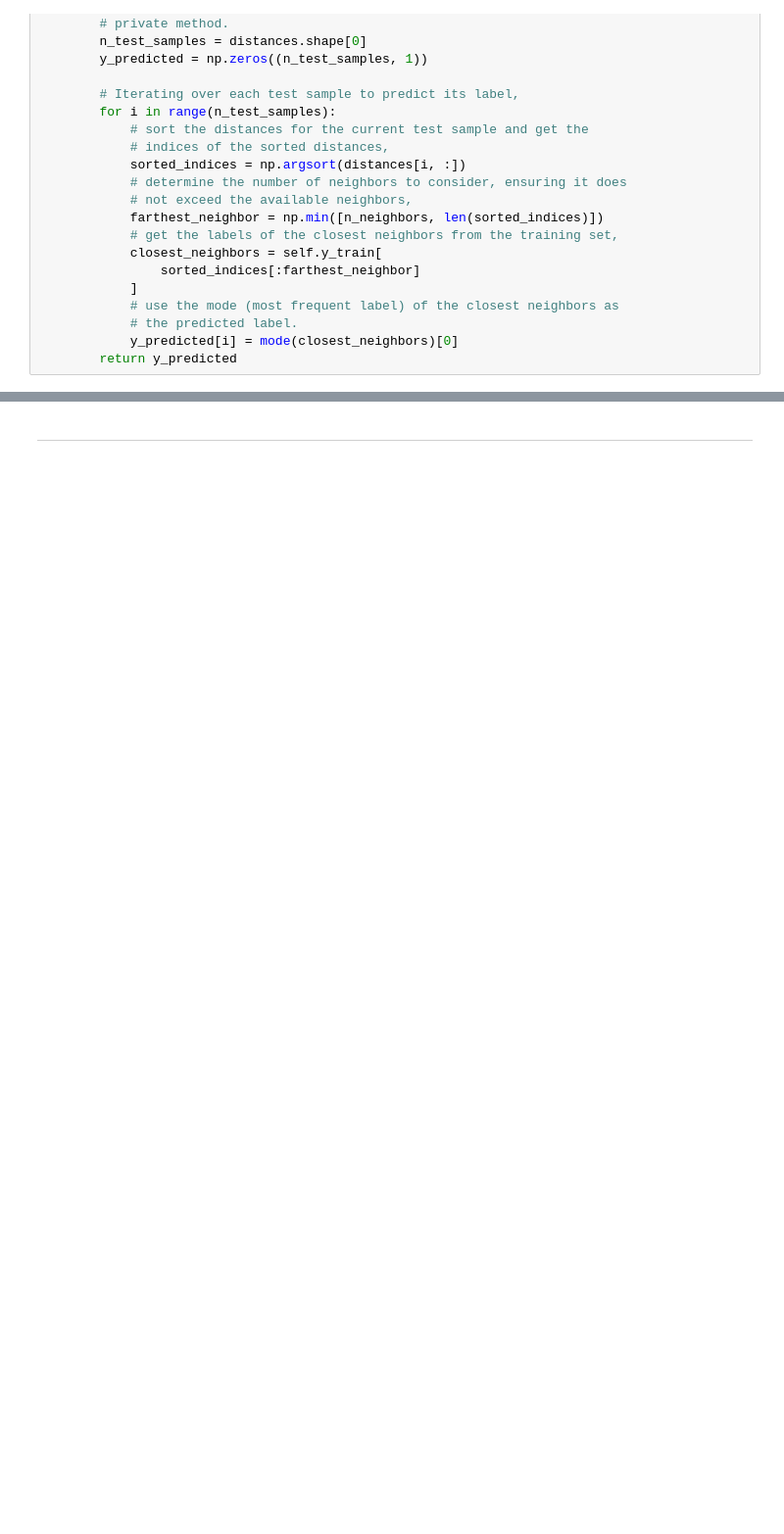
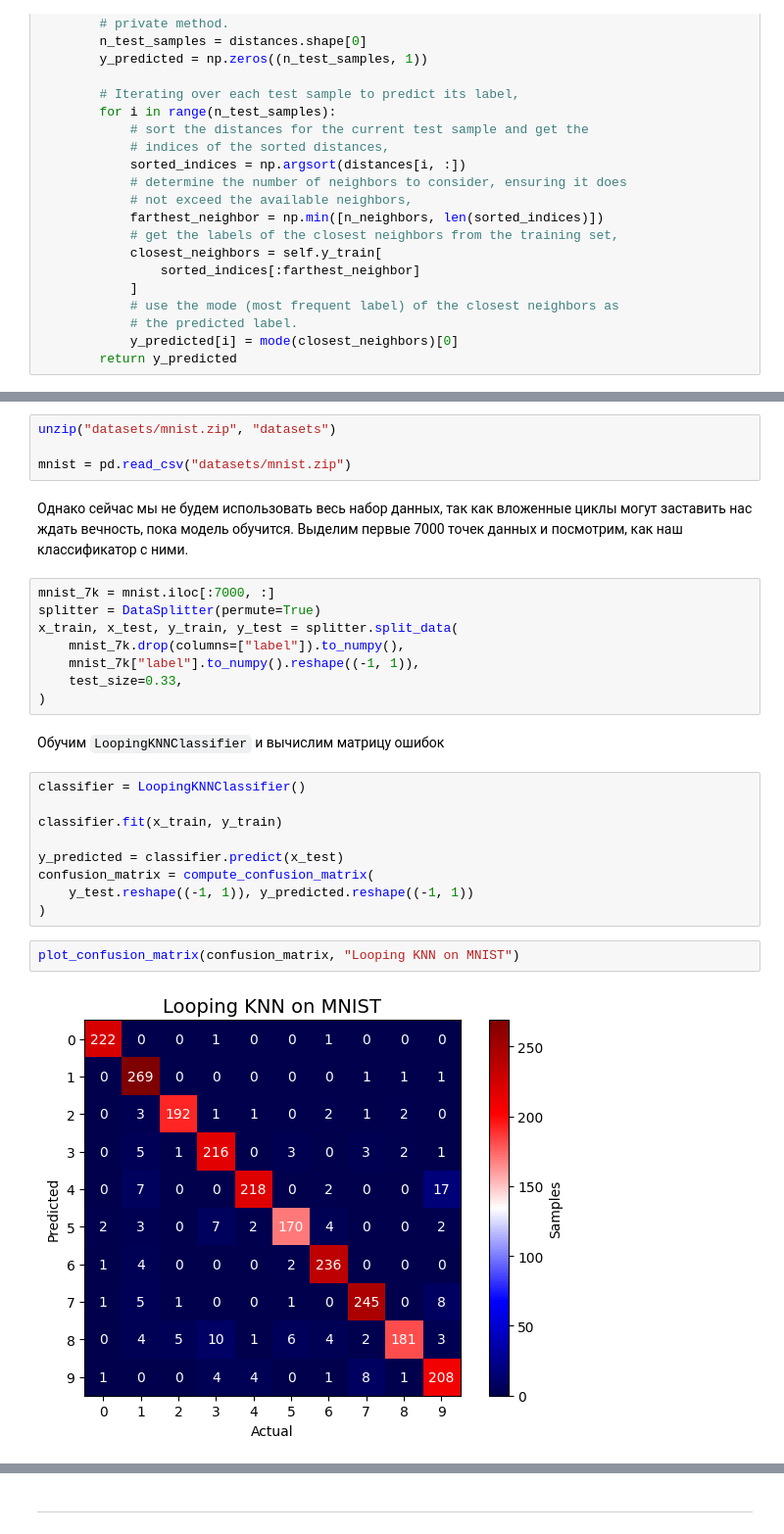
Before and after one commit to mkashirin/mlcmirea, a Jupyter notebook: mlcmirea/notebook_6.ipynb, the cells around one changed output, grey strips where cells are left out. Shown: that part at 98% size. Drawn from its saved outputs; the diff is of its cells as text; blank space fills up the shorter version.

Commit message:
Run some cells in all notebooks, finish part on classification, add function for visualisation of confusion matrices

```diff
--- a/mlcmirea/notebook_6.ipynb
+++ b/mlcmirea/notebook_6.ipynb
@@ -117,0 +147,31 @@ class LoopingKNNClassifier(ModelBase):
+# %%
+unzip("datasets/mnist.zip", "datasets")
+
+mnist = pd.read_csv("datasets/mnist.zip")
+# %% [markdown]
+Однако сейчас мы не будем использовать весь набор данных, так как вложенные циклы могут заставить
+нас ждать вечность, пока модель обучится. Выделим первые 7000 точек данных и посмотрим, как наш
+классификатор с ними.
+# %%
+mnist_7k = mnist.iloc[:7000, :]
+splitter = DataSplitter(permute=True)
+x_train, x_test, y_train, y_test = splitter.split_data(
+    mnist_7k.drop(columns=["label"]).to_numpy(),
+    mnist_7k["label"].to_numpy().reshape((-1, 1)),
+    test_size=0.33,
+)
+# %% [markdown]
+Обучим `LoopingKNNClassifier` и вычислим матрицу ошибок
+# %%
+classifier = LoopingKNNClassifier()
+
+classifier.fit(x_train, y_train)
+
+y_predicted = classifier.predict(x_test)
+confusion_matrix = compute_confusion_matrix(
+    y_test.reshape((-1, 1)), y_predicted.reshape((-1, 1))
+)
+# %%
+plot_confusion_matrix(confusion_matrix, "Looping KNN on MNIST")
+# %% [output]
+[figure, added]
```
Also changed, not shown: parts of 20 cells of this notebook, 7 other files.
